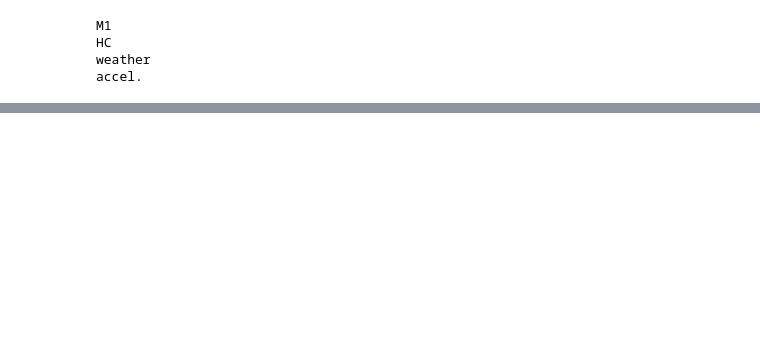
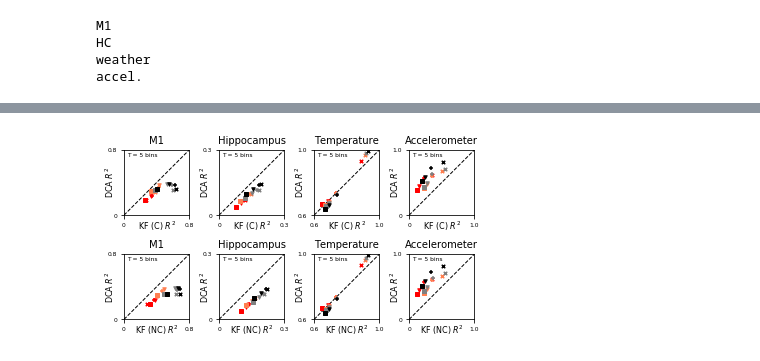
Before and after one commit to BouchardLab/DynamicalComponentsAnalysis, a Jupyter notebook: notebooks/kf_and_gpfa.ipynb, the cells around one changed output, grey strips where cells are left out. Cells and saved outputs as stored; diff of their text form; code cells hidden in the pictures; blank space fills up the shorter version.

```diff
--- a/notebooks/kf_and_gpfa.ipynb
+++ b/notebooks/kf_and_gpfa.ipynb
@@ -242,0 +256,7 @@ results_accel = run_analysis_kf(X_accel, X_accel, dim_vals[3], offset_vals, num_
+# %%
+#load KF results that were previously compued
+
+results_m1 = np.load("kf_data/M1.npy")
+results_hc = np.load("kf_data/HC.npy")
+results_weather = np.load("kf_data/weather.npy")
+results_accel = np.load("kf_data/accel.npy")
@@ -242,0 +290,43 @@ results_accel = run_analysis_kf(X_accel, X_accel, dim_vals[3], offset_vals, num_
+# %%
+#plot GPFA vs. DCA results
+
+reload(plotting)
+fig, axes = plotting.decoding_fix_axes(fig_width=5.5, fig_height=2.7,
+                                       wpad_mid=.075, hpad_mid=.2,
+                                       wpad_left=.09, wpad_right=.025,
+                                       hpad_bot=.12)
+
+loc = "lower right"
+bbox_to_anchor = (1.2, -.1)
+
+plotting.scatter_r2_vals(M1_results_fi, 4, dim_vals[0], offset_vals, T_pi_vals, min_val=0, max_val=.8,
+                         title='M1', timestep_units='ms', timestep=50, ax=axes[0], pca_label="KF (C)",
+                         legend=False, loc=loc, bbox_to_anchor=bbox_to_anchor, legendtext=False)
+plotting.scatter_r2_vals(M1_results_sm, 4, dim_vals[0], offset_vals, T_pi_vals, min_val=0, max_val=.8,
+                         title='M1', timestep_units='ms', timestep=50, ax=axes[4], pca_label="KF (NC)",
+                         legend=False)
+
+plotting.scatter_r2_vals(HC_results_fi, 4, dim_vals[1], offset_vals, T_pi_vals, min_val=0, max_val=.3,
+                         title='Hippocampus', timestep_units='ms', timestep=50, ax=axes[1], pca_label="KF (C)",
+                         legend=False, loc=loc, bbox_to_anchor=bbox_to_anchor, legendtext=False)
+plotting.scatter_r2_vals(HC_results_sm, 4, dim_vals[1], offset_vals, T_pi_vals, min_val=0, max_val=.3,
+                         title='Hippocampus', timestep_units='ms', timestep=50, ax=axes[5], pca_label="KF (NC)",
+                         legend=False)
+
+plotting.scatter_r2_vals(weather_results_fi, 4, dim_vals[2], offset_vals, T_pi_vals, min_val=.6, max_val=1.,
+                         title='Temperature', timestep_units='ms', timestep=50, ax=axes[2], pca_label="KF (C)",
+                         legend=False, loc=loc, bbox_to_anchor=bbox_to_anchor, legendtext=False)
+plotting.scatter_r2_vals(weather_results_sm, 4, dim_vals[2], offset_vals, T_pi_vals, min_val=.6, max_val=1.,
+                         title='Temperature', timestep_units='ms', timestep=50, ax=axes[6], pca_label="KF (NC)",
+                         legend=False)
+
+plotting.scatter_r2_vals(accel_results_fi, 4, dim_vals[3], offset_vals, T_pi_vals, min_val=0, max_val=1.,
+                         title='Accelerometer', timestep_units='ms', timestep=50, ax=axes[3], pca_label="KF (C)",
+                          legend=False, loc=loc, bbox_to_anchor=bbox_to_anchor, legendtext=False)
+plotting.scatter_r2_vals(accel_results_sm, 4, dim_vals[3], offset_vals, T_pi_vals, min_val=0, max_val=1.,
+                         title='Accelerometer', timestep_units='ms', timestep=50, ax=axes[7], pca_label="KF (NC)",
+                         legend=False)
+
+#plt.savefig("figures/kf_filt_smooth.pdf", bbox_inches="tight")
+# %% [output]
+[figure, added]
```
Also changed, not shown: parts of 7 cells of this notebook, 3 other files.
